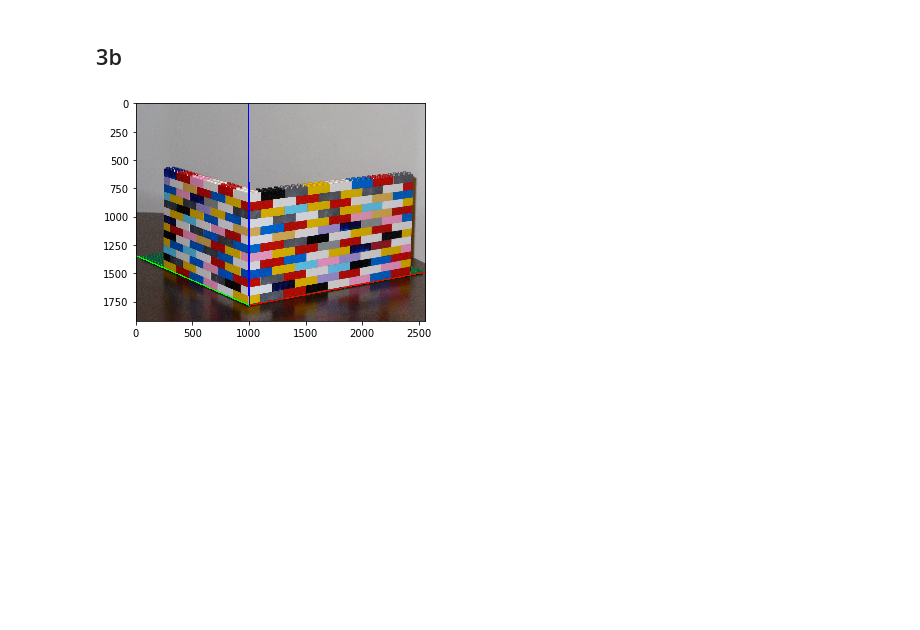
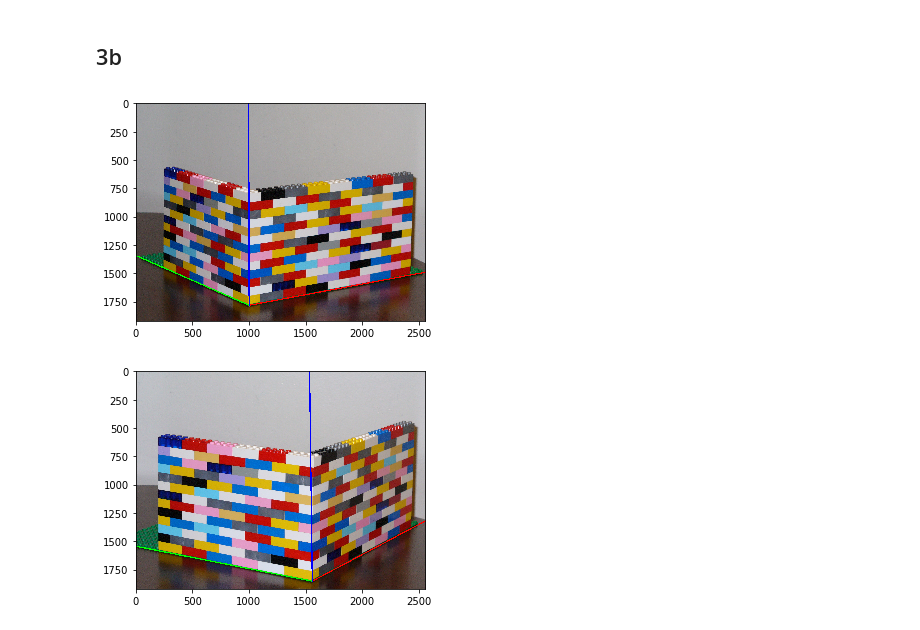
Before and after one commit to Michael-Shepherd/ComputerVision, a Jupyter notebook: Assignment3/Untitled.ipynb, the cells around one changed output. Saved outputs shown, nothing was run; the diff lists cells and outputs as text; code cells hidden in the pictures; blank space fills up the shorter version.

```diff
--- a/Assignment3/Untitled.ipynb
+++ b/Assignment3/Untitled.ipynb
@@ -278,10 +254,12 @@ plot_lego_3d()
 ## 1a
 # %%
 P1 = get_P(pts_1, pts)
+P1_d = P1/P1[2,3]
 lego1 = plt.imread("CVassignment3_files/lego1.jpg")
 plot_lego_3d()
 check_P(lego1,P1,pts)
 print(P1)
+print(P1_d)
 # %% [output]
 [figure]
 [figure]
@@ -310,10 +291,12 @@ print(c1)
 ### 2a.1
 # %%
 P2 = get_P(pts_2, pts)
+P2_d = P2/P2[2,3]
 lego2 = plt.imread("CVassignment3_files/lego2.jpg")
 plot_lego_3d()
 check_P(lego2,P2,pts)
 print(P2)
+print(P2_d)
 # %% [output]
 [figure]
 [figure]
@@ -364,8 +348,8 @@ plot_cameras_3d(c1, R1_looks_right,c2, R2_looks_right)
 ## 3a
 # %%
 
-p1_4 = P1[...,3]/P1[...,3][2]
-p2_4 = P2[...,3]/P2[...,3][2]
+p1_4 = P1_d[...,3]/P1_d[...,3][2]
+p2_4 = P2_d[...,3]/P2_d[...,3][2]
 lego1 = plt.imread("CVassignment3_files/lego1.jpg")
 lego2 = plt.imread("CVassignment3_files/lego2.jpg")
 cv2.circle(lego1,(int(p1_4[0]),int(p1_4[1])), 20, colour, thickness=-1)
@@ -382,21 +366,32 @@ plt.show()
 # %%
 lego1 = plt.imread("CVassignment3_files/lego1.jpg")
 lego2 = plt.imread("CVassignment3_files/lego2.jpg")
-p1_1 = P1[...,0]/P1[...,0][2]
-p2_1 = P2[...,0]/P2[...,0][2]
-p1_2 = P1[...,1]/P1[...,1][2]
-p2_2 = P2[...,1]/P2[...,1][2]
-p1_3 = P1[...,2]/P1[...,2][2]
-p2_3 = P2[...,2]/P2[...,2][2]
+
+p1_1 = scale(P1)[...,0]/scale(P1)[...,0][2]
+p2_1 = scale(P2)[...,0]/scale(P2)[...,0][2]
+p1_2 = scale(P1)[...,1]/scale(P1)[...,1][2]
+p2_2 = scale(P2)[...,1]/scale(P2)[...,1][2]
+p1_3 = scale(P1)[...,2]/scale(P1)[...,2][2]
+p2_3 = scale(P2)[...,2]/scale(P2)[...,2][2]
 
 x = [(int(p1_4[0]), int(p1_4[1])), (int(p1_1[0]), int(p1_1[1]))]
 y = [(int(p1_4[0]), int(p1_4[1])), (int(p1_2[0]), int(p1_2[1]))]
 z = [(int(p1_4[0]), int(p1_4[1])), (int(-p1_3[0]), int(-p1_3[1]))]
 cv2.line(lego1, x[0], x[1], x_col,10)
 cv2.line(lego1, y[0], y[1], y_col,10)
 cv2.line(lego1, z[0], z[1], z_col,10)
 
+x = [(int(p2_4[0]), int(p2_4[1])), (int(p2_1[0]), int(p2_1[1]))]
+y = [(int(p2_4[0]), int(p2_4[1])), (int(p2_2[0]), int(p2_2[1]))]
+z = [(int(p2_4[0]), int(p2_4[1])), (int(p2_3[0]), int(-p2_3[1]))]
+cv2.line(lego2, x[0], x[1], x_col,10)
+cv2.line(lego2, y[0], y[1], y_col,10)
+cv2.line(lego2, z[0], z[1], z_col,10)
+
 plt.imshow(lego1)
 plt.show()
+plt.imshow(lego2)
+plt.show()
 # %% [output]
 [figure]
+[figure, added]
```
Also changed, not shown: parts of 14 cells of this notebook, 10 other files.
